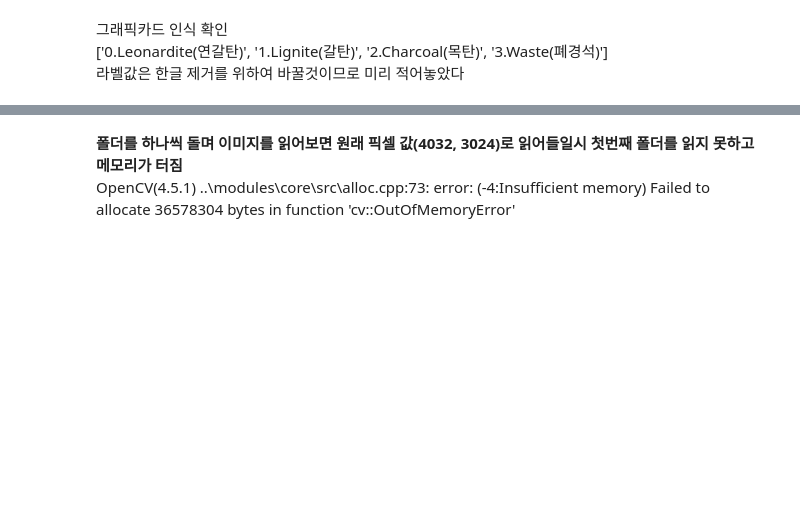
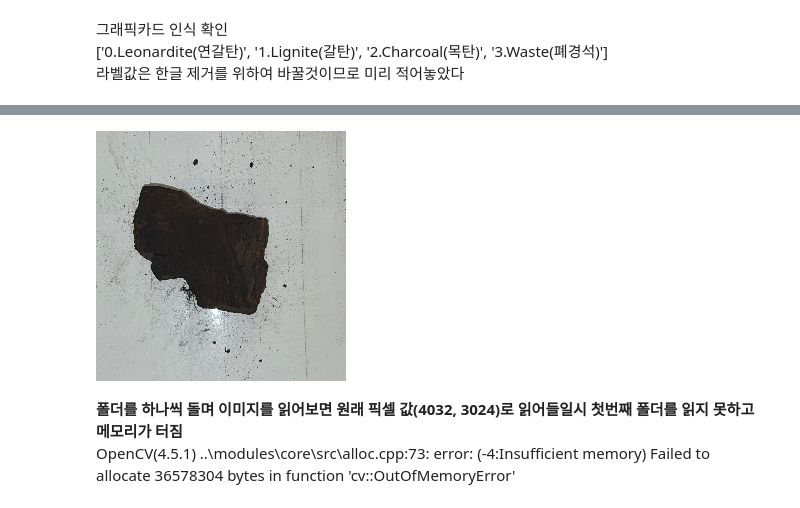
Before and after one commit to hykhhijk/Rock-classifier, a Jupyter notebook: Rock_classifier.ipynb, the cells around one changed output, grey strips where cells are left out. Saved outputs shown, nothing was run; the diff lists cells and outputs as text; code cells hidden in the pictures; blank space fills up the shorter version.

```diff
--- a/Rock_classifier.ipynb
+++ b/Rock_classifier.ipynb
@@ -36,6 +36,12 @@ device_lib.list_local_devices()
  xla_global_id: 416903419]
 # %%
 path="D:\Image_data"
+# %%
+temp = keras.preprocessing.image.load_img(new_path, target_size=(250, 250))
+# %%
+temp
+# %% [output]
+[figure, added]
 # %%
 labels = os.listdir(path)
 # %% [markdown]
```
Also changed, not shown: parts of 6 cells of this notebook, 1 other file.
